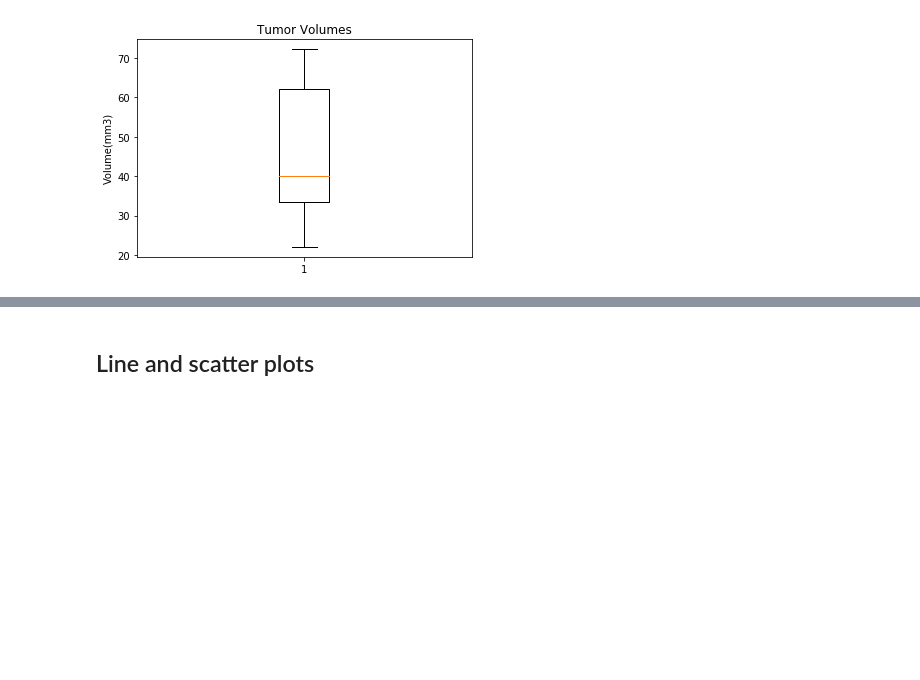
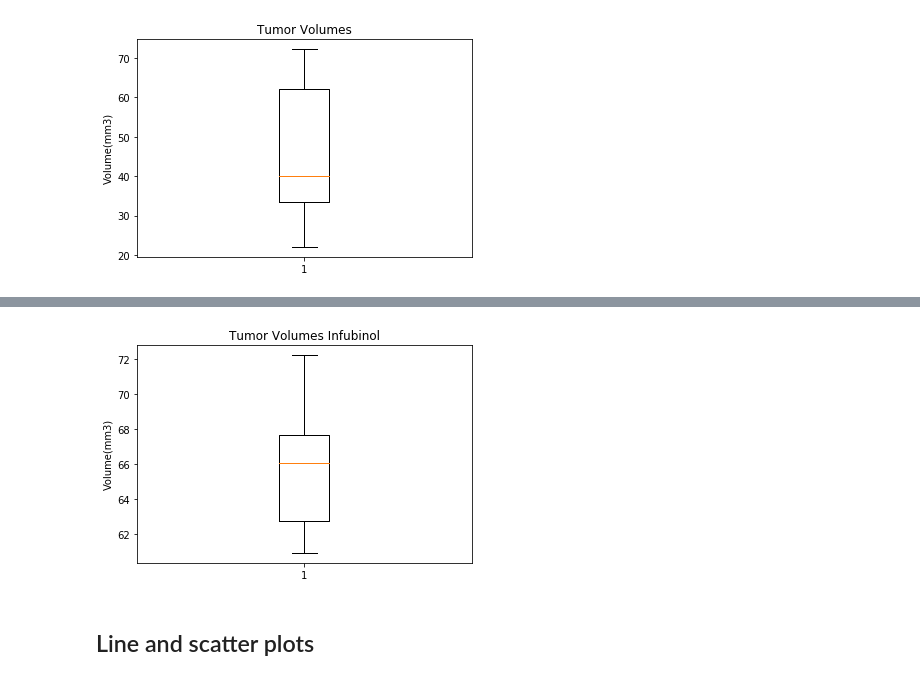
Before and after one commit to fkarimov69/Matplotlib-challenge, a Jupyter notebook: Pymaceuticals/DraftHW.ipynb, the cells around one changed output, grey strips where cells are left out. Cells and saved outputs as stored; diff of their text form; code cells hidden in the pictures; blank space fills up the shorter version.

```diff
--- a/Pymaceuticals/DraftHW.ipynb
+++ b/Pymaceuticals/DraftHW.ipynb
@@ -444,0 +615,4 @@ plt.show()
+# %%
+#df for Infubinol
+inf_tumor=tumor_df[tumor_df['Drug Regimen']=='Infubinol']
+inf_tumor
@@ -445,3 +668,13 @@ plt.show()
+# %%
+#Box plot for Infubinol
+inf_bp=inf_tumor['Tumor Volume (mm3)']
+fig1,ax1=plt.subplots()
+ax1.set_title('Tumor Volumes Infubinol')
+ax1.set_ylabel('Volume(mm3)')
+ax1.boxplot(inf_bp)
+plt.show()
+# %% [output]
+[figure, added]
 # %% [markdown]
 ## Line and scatter plots
 # %%
```
Also changed, not shown: parts of 22 cells of this notebook.
